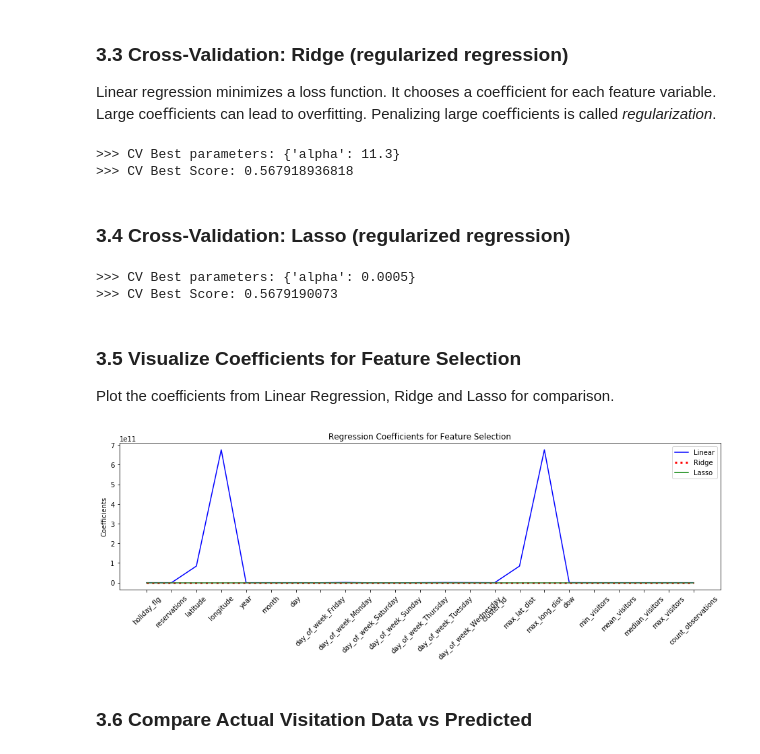
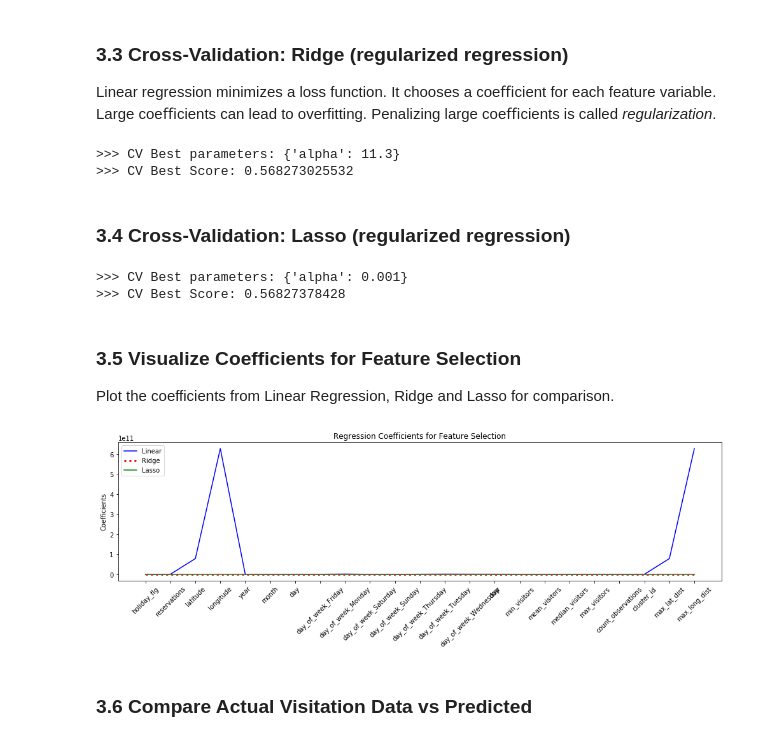
Before and after one commit to karlphillip/DataScience, a Jupyter notebook: Capstone Project1/3_regression.ipynb, the cells around one changed output. Drawn from its saved outputs; the diff is of its cells as text; code cells hidden in the pictures.

```diff
--- a/Capstone Project1/3_regression.ipynb
+++ b/Capstone Project1/3_regression.ipynb
@@ -107,7 +147,18 @@ display(short_df.head(3))
 # %%
 def get_restaurant_matrix():
-    short_df = get_features_df()
-    matrix_df = short_df.drop('visit_date', axis=1).pivot_table(index=['air_store_id'], columns=['day','month','year','holiday_flg'], values='visitors')
+    # 0.546
+#     matrix_df = short_df.drop('visit_date', axis=1).pivot_table(index=['air_store_id'], columns=['day','month','year','holiday_flg'], values='visitors')
+
+    # 0.545 N=6
+#    matrix_df = short_df.drop('visit_date', axis=1).pivot_table(index=['air_store_id'], columns=['reservations'], values='visitors')
+
+#     matrix_df = short_df.drop('visit_date', axis=1).pivot_table(index=['air_store_id'], columns=['dow', 'reservations', 'genre_name_Asian', 'genre_name_Bar/Cocktail', 'genre_name_Cafe/Sweets',
+#                                                                                                  'genre_name_Creative cuisine', 'genre_name_Dining bar', 'genre_name_International cuisine',
+#                                                                                                  'genre_name_Italian/French', 'genre_name_Izakaya', 'genre_name_Japanese food', 'genre_name_Karaoke/Party',
+#                                                                                                  'genre_name_Okonomiyaki/Monja/Teppanyaki', 'genre_name_Other', 'genre_name_Western food',
+#                                                                                                  'genre_name_Yakiniku/Korean food'], values='visitors')
+
+    matrix_df = short_df.drop('visit_date', axis=1).pivot_table(index=['air_store_id'], columns=['reservations'], values='visitors')
     matrix_df.fillna(0, inplace=True)
     return matrix_df
 
@@ -197,8 +242,11 @@ from sklearn.cluster import AgglomerativeClustering, SpectralClustering
 
 matrix_df = get_restaurant_matrix()
 
+# Define the number of clusters (restaurants)
+N = 6
+
 # Compute KMeans Clustering
-# model = KMeans(n_clusters=N)
+# model = KMeans(n_clusters=N, random_state=8)
 # labels = model.fit_predict(matrix_df)
 # print('>>> KMeans Clustering silhouette coef:', silhouette_score(matrix_df, labels))            # score: 0.247566398619
 
@@ -444,10 +463,10 @@ ridge_cv.fit(X_train, y_train)
 
 print('>>> CV Best parameters:', ridge_cv.best_params_)
 #print('>>> CV Best alpha:', ridge_cv.best_estimator_.alpha)
-print('>>> CV Best Score:', ridge_cv.best_score_)
+print('>>> CV Best Score:', ridge_cv.best_score_)     # 0.567895269276
 # %% [output]
 >>> CV Best parameters: {'alpha': 11.3}
->>> CV Best Score: 0.567918936818
+>>> CV Best Score: 0.568273025532
 # %% [markdown]
 ### 3.4 Cross-Validation: Lasso  (regularized regression)
 # %%
@@ -461,43 +480,43 @@ lasso_cv.fit(X_train, y_train)
 
 print('>>> CV Best parameters:', lasso_cv.best_params_)
 #print('>>> CV Best alpha:', lasso_cv.best_estimator_.alpha)
-print('>>> CV Best Score:', lasso_cv.best_score_)
+print('>>> CV Best Score:', lasso_cv.best_score_)     # 0.56791387196
 # %% [output]
->>> CV Best parameters: {'alpha': 0.0005}
->>> CV Best Score: 0.5679190073
+>>> CV Best parameters: {'alpha': 0.001}
+>>> CV Best Score: 0.56827378428
 # %% [markdown]
 ### 3.5 Visualize Coefficients for Feature Selection
 Plot the coefficients from Linear Regression, Ridge and Lasso for comparison.
 # %%
 import operator
 from functools import reduce
 
 x_width = range(len(feature_names))
 
 reg_coef = LinearRegression().fit(X_train, y_train).coef_
 reg_coef = reduce(operator.concat, reg_coef)                           # flat the array: converts [[ 1, 5 ]] into [ 1, 5 ]
 ridge_coef = reduce(operator.concat, ridge_cv.best_estimator_.coef_)   # flat the array
 lasso_coef = lasso_cv.best_estimator_.coef_
 
 # plot linear regression, ridge and lasso coefficients
-plt.figure(figsize=(16,4))
+plt.figure(figsize=(17,4))
 plt.plot(x_width, reg_coef, color='blue', label='Linear')
 plt.plot(x_width, ridge_coef, color='red', label='Ridge', linestyle='dotted', linewidth=3)
 plt.plot(x_width, lasso_coef, color='green', label='Lasso')
 
 plt.xticks(x_width, feature_names, rotation=45)
 plt.ylabel('Coefficients')
 plt.title('Regression Coefficients for Feature Selection')
 plt.legend()
 
 # draw a gray line that crosses Y at zero (origin)
 horiz_line_data = np.array([0 for i in x_width])
 xs = [i for i in x_width]
 plt.plot(xs, horiz_line_data, color='gray', alpha=0.5)
 
 plt.show()
 # %% [output]
-[figure, old version]
+[figure, new version]
 # %% [markdown]
 ### 3.6 Compare Actual Visitation Data vs Predicted
 # %%
```
Also changed, not shown: parts of 20 cells of this notebook.
